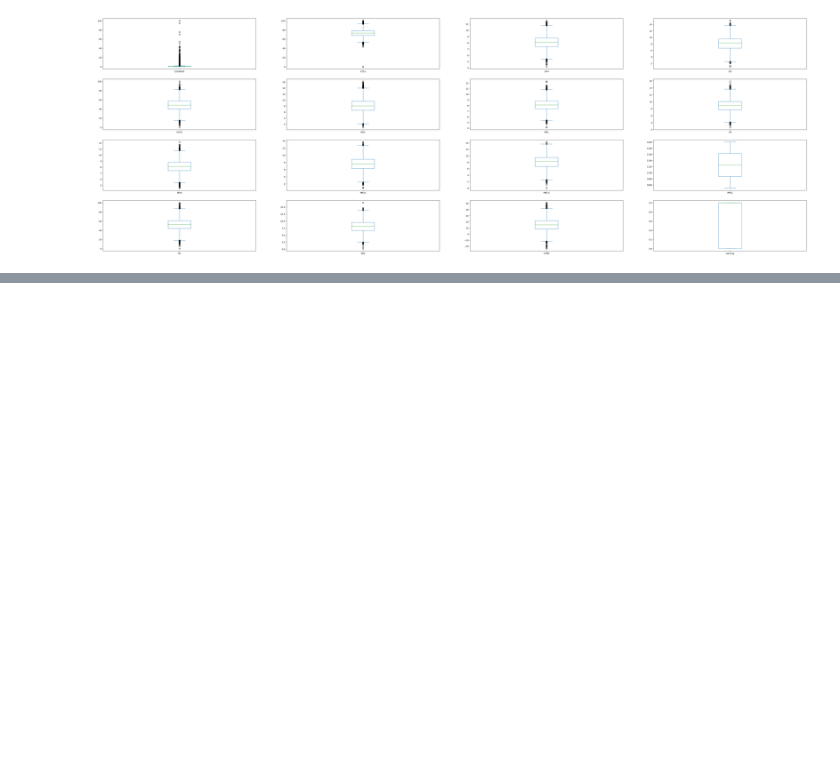
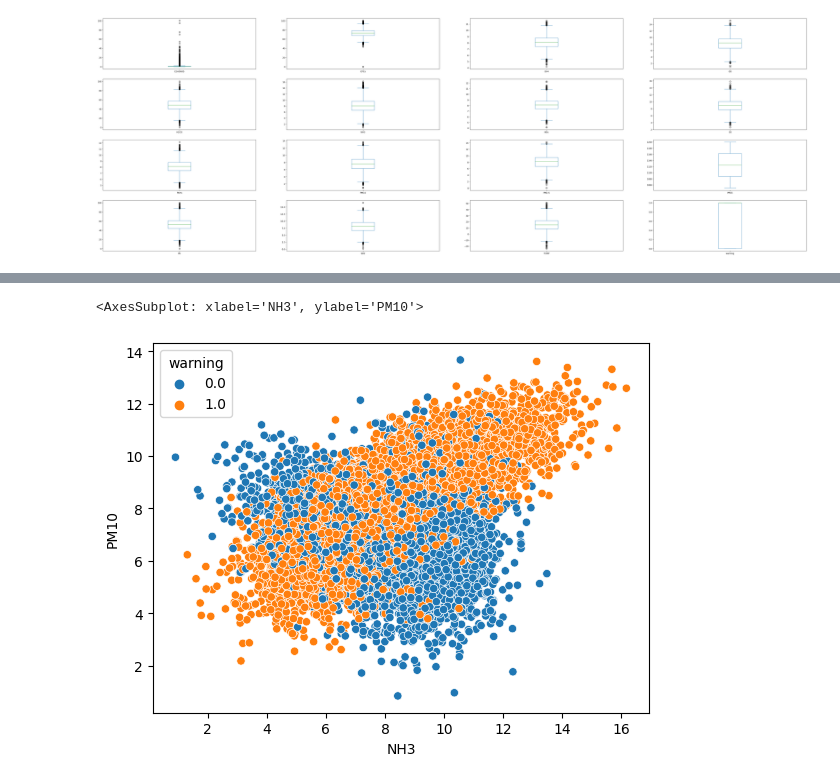
Before and after one commit to Roman-24/IAU-project, a Jupyter notebook: iau_prj_env/bitarovsky_machacova.ipynb, the cells around one changed output, grey strips where cells are left out. Cells and saved outputs as stored; diff of their text form; code cells hidden in the pictures; blank space fills up the shorter version.

```diff
--- a/iau_prj_env/bitarovsky_machacova.ipynb
+++ b/iau_prj_env/bitarovsky_machacova.ipynb
@@ -303,0 +338,6 @@ sns.heatmap(labor_copy.corr(), annot=True, cmap='coolwarm')
+# %%
+# nič moc korelácia
+sns.scatterplot(x=df_nums_only['NH3'], y=df_nums_only['PM10'], hue=df_nums_only['warning'])
+# %% [output]
+<AxesSubplot: xlabel='NH3', ylabel='PM10'>
+[figure, added]
```
Also changed, not shown: parts of 11 cells of this notebook.
